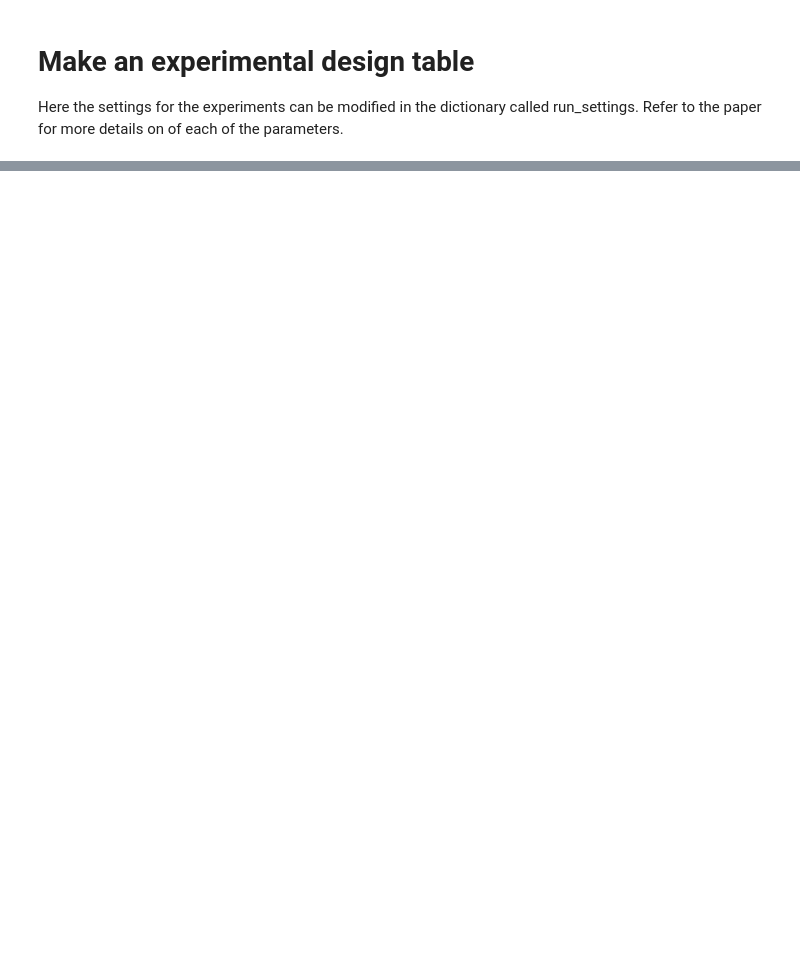
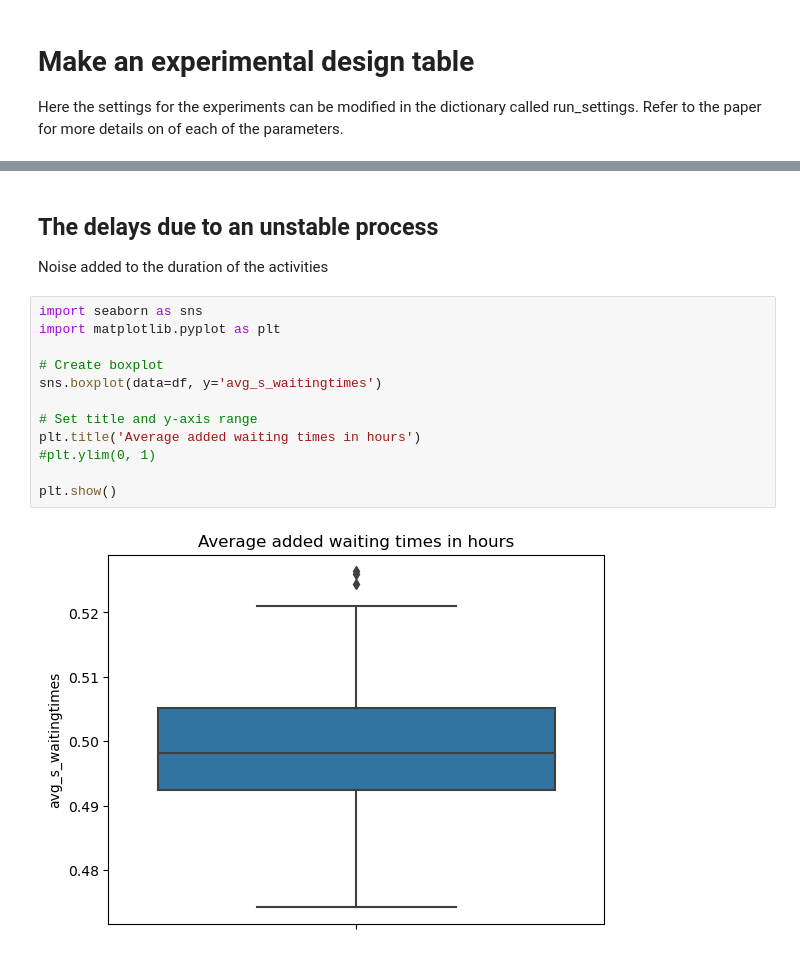
Before and after one commit to Mikeriess/SynBPS, a Jupyter notebook: examples/simulation_e2e_example.ipynb, the cells around one changed output, grey strips where cells are left out. Cells and saved outputs as stored; diff of their text form; blank space fills up the shorter version.

```diff
--- a/examples/simulation_e2e_example.ipynb
+++ b/examples/simulation_e2e_example.ipynb
@@ -235,0 +318,17 @@ plt.show()
+# %% [markdown]
+## The delays due to an unstable process
+Noise added to the duration of the activities
+# %%
+import seaborn as sns
+import matplotlib.pyplot as plt
+
+# Create boxplot
+sns.boxplot(data=df, y='avg_s_waitingtimes')
+
+# Set title and y-axis range
+plt.title('Average added waiting times in hours')
+#plt.ylim(0, 1)
+
+plt.show()
+# %% [output]
+[figure, added]
```
Also changed, not shown: parts of 18 cells of this notebook, 10 other files.
